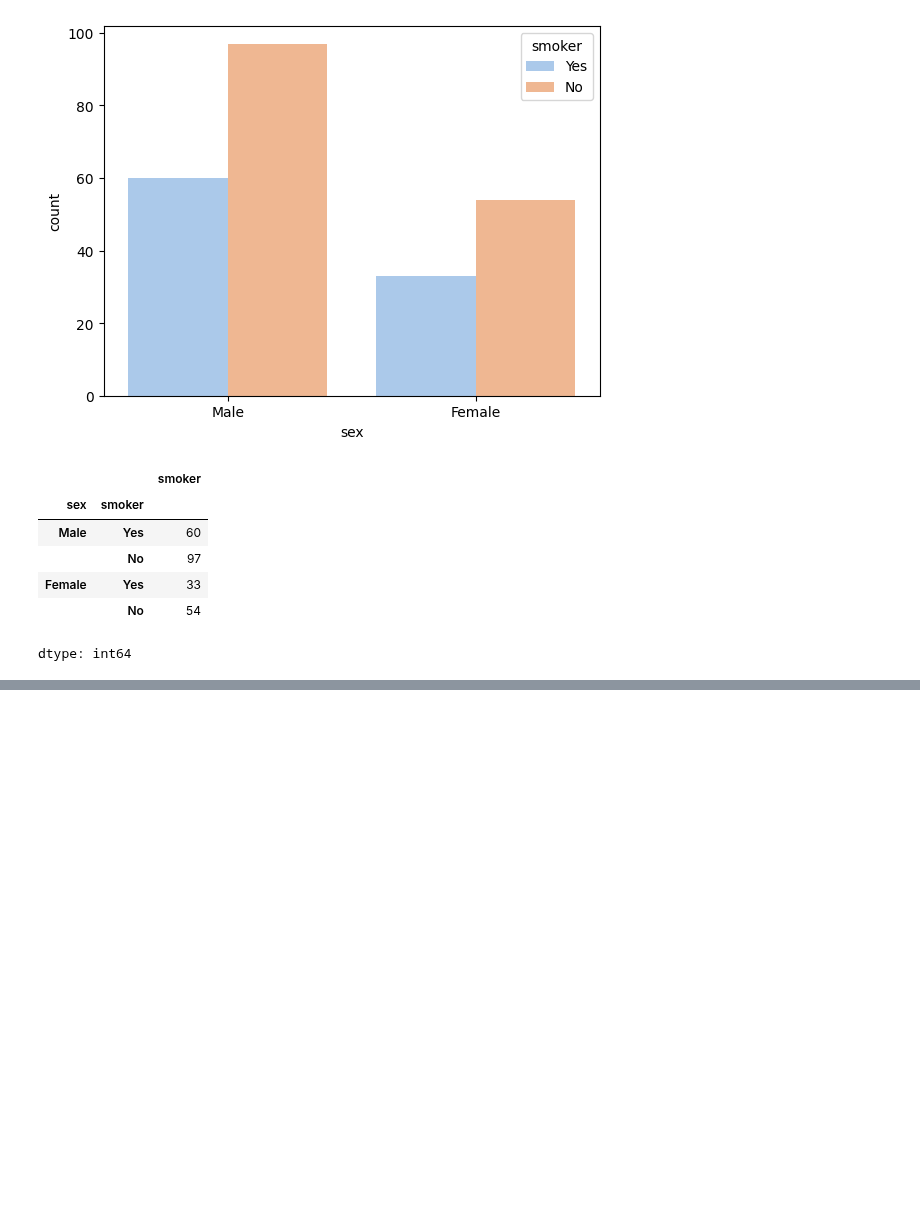
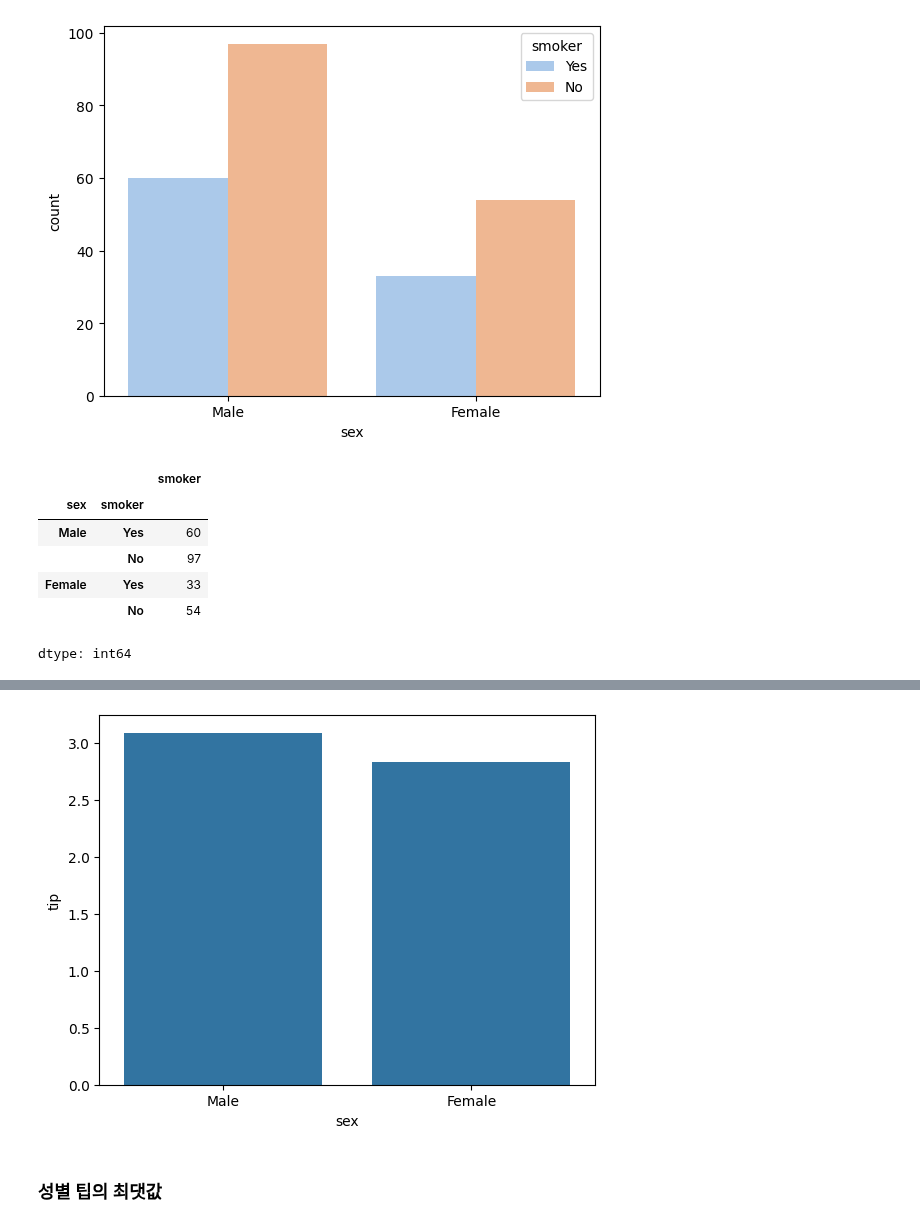
Before and after one commit to JakeOh/202511_BD53, a Jupyter notebook: lab_python/da05_seaborn.ipynb, the cells around one changed output, grey strips where cells are left out. Drawn from its saved outputs; the diff is of its cells as text; code cells hidden in the pictures; blank space fills up the shorter version.

Commit message:
seaborn. barplot.

```diff
--- a/lab_python/da05_seaborn.ipynb
+++ b/lab_python/da05_seaborn.ipynb
@@ -336,0 +360,8 @@ dtype: int64
+# %%
+sns.barplot(data=tips, x='sex', y='tip', errorbar=None)
+#> barplot 함수의 estimator 파라미터의 기본값이 'mean'이기 때문에 평균을 계산해줌.
+plt.show()
+# %% [output]
+[figure, added]
+# %% [markdown]
+### 성별 팁의 최댓값
```
Also changed, not shown: parts of 14 cells of this notebook.
